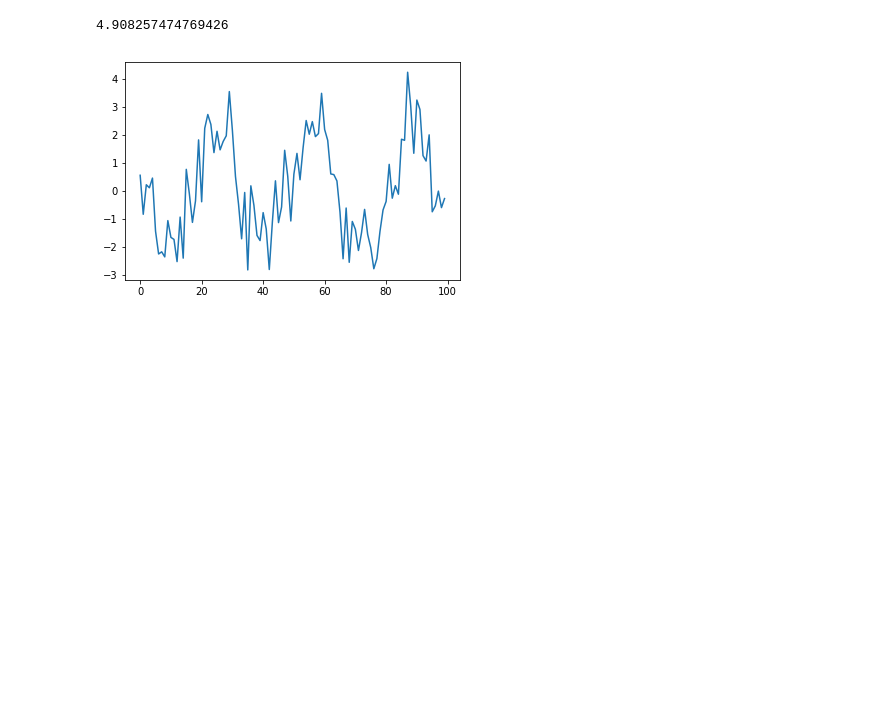
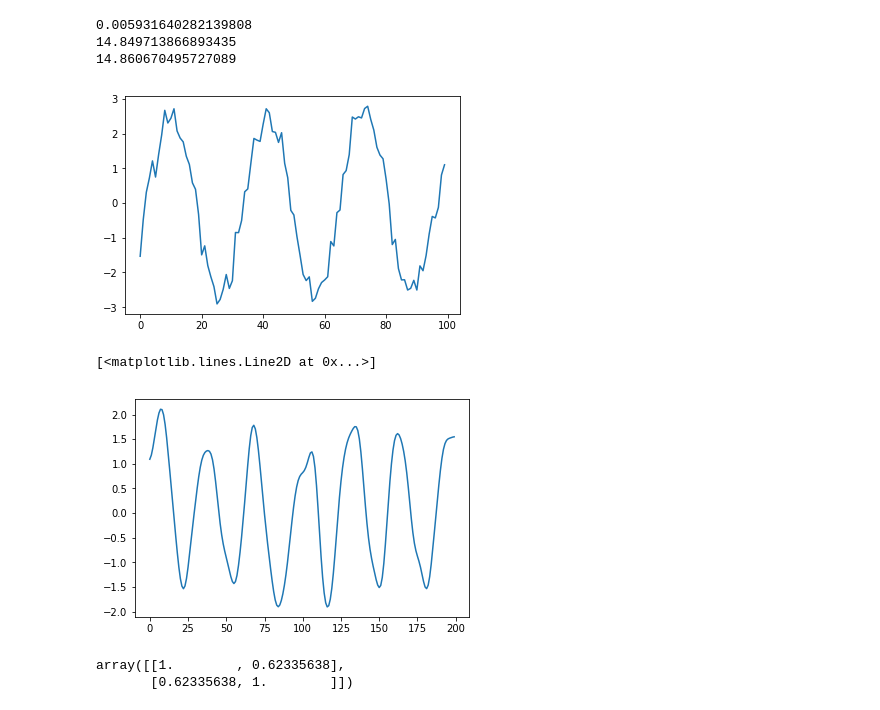
Before and after one commit to BouchardLab/DynamicalComponentsAnalysis, a Jupyter notebook: ComplexityComponentsAnalysis.ipynb, the cells around one changed output. Saved outputs shown, nothing was run; the diff lists cells and outputs as text; code cells hidden in the pictures; blank space fills up the shorter version.

```diff
--- a/ComplexityComponentsAnalysis.ipynb
+++ b/ComplexityComponentsAnalysis.ipynb
@@ -48,10 +42,28 @@ plt.show()
 # %%
-V_opt = cca.run_cca(X, T, latent_dim)
+from imp import reload
+reload(cca)
+
+V_opt = cca.run_cca(X, T, 1, init="random")
 X_proj = np.dot(X, V_opt)
 
 plt.plot(X_proj[:100])
 
+w, V = cca.pca(X)
+print(cca.calc_pi(np.dot(X, V[:, :1]), T))
+print(cca.calc_pi(np.dot(X, E[:, :1]), T))
 print(cca.calc_pi(X_proj, T))
 # %% [output]
-4.908257474769426
+0.005931640282139808
+14.849713866893435
+14.860670495727089
-[figure, old version]
+[figure, new version]
+# %%
+plt.plot(scipy.ndimage.gaussian_filter1d(X_proj[:200], sigma=3, axis=0))
+# %% [output]
+[<matplotlib.lines.Line2D at 0x...>]
+[figure, added]
+# %%
+np.dot(V_opt.T, V_opt)
+# %% [output]
+array([[1.        , 0.62335638],
+       [0.62335638, 1.        ]])
```
Also changed, not shown: parts of 2 cells of this notebook, 1 other file.
